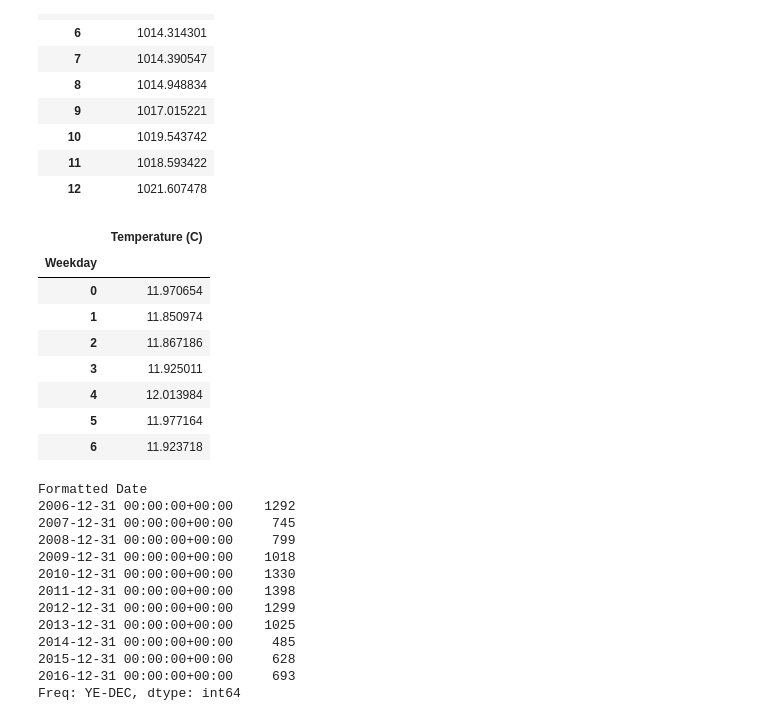
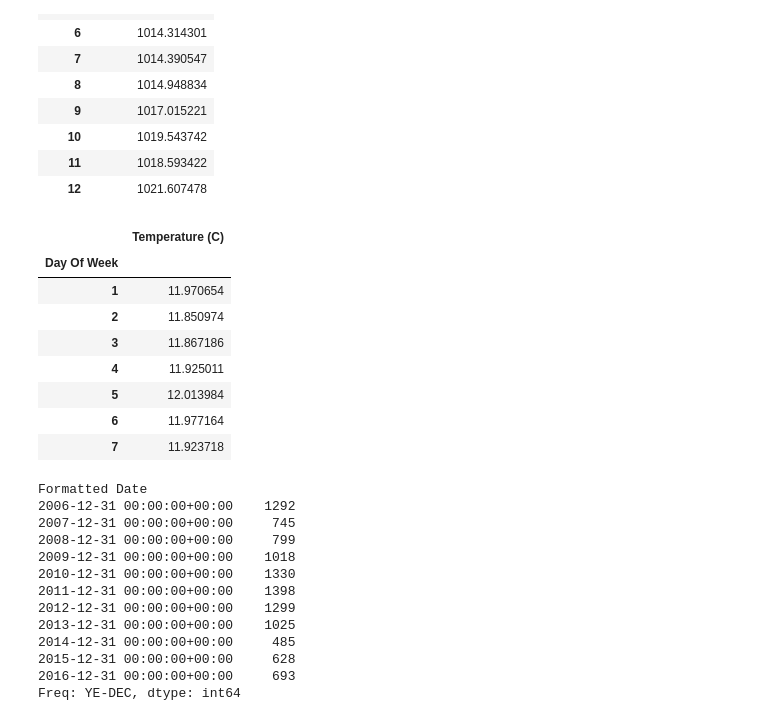
Before and after one commit to CMC-NCKH-2026/Weather_forcasting, a Jupyter notebook: notebooks/Data_Analysis.ipynb, the cells around one changed output. Drawn from its saved outputs; the diff is of its cells as text; code cells hidden in the pictures.

```diff
--- a/notebooks/Data_Analysis.ipynb
+++ b/notebooks/Data_Analysis.ipynb
@@ -297,18 +297,19 @@ monthly_pressure
 | 12 | 1021.607478 |
 # %%
 #Is there any difference in average temperature across the days of the week (Weekday)?
-weekday_temp = df.groupby('Weekday')[['Temperature (C)']].mean()
+df['Day Of Week']= df['Weekday']+1
+weekday_temp = df.groupby('Day Of Week')[['Temperature (C)']].mean()
 weekday_temp
 # %% [output]
 |  | Temperature (C) |
-| Weekday |  |
-| 0 | 11.970654 |
-| 1 | 11.850974 |
-| 2 | 11.867186 |
-| 3 | 11.925011 |
-| 4 | 12.013984 |
-| 5 | 11.977164 |
-| 6 | 11.923718 |
+| Day Of Week |  |
+| 1 | 11.970654 |
+| 2 | 11.850974 |
+| 3 | 11.867186 |
+| 4 | 11.925011 |
+| 5 | 12.013984 |
+| 6 | 11.977164 |
+| 7 | 11.923718 |
 # %%
 #How has the frequency of 'Snow' (in the Precip Type column) changed over the years?
 snow_frequency = df[df['Precip Type'] == 'snow'].resample('Y').size()
```
Also changed, not shown: parts of 2 cells of this notebook, 1 other file.
